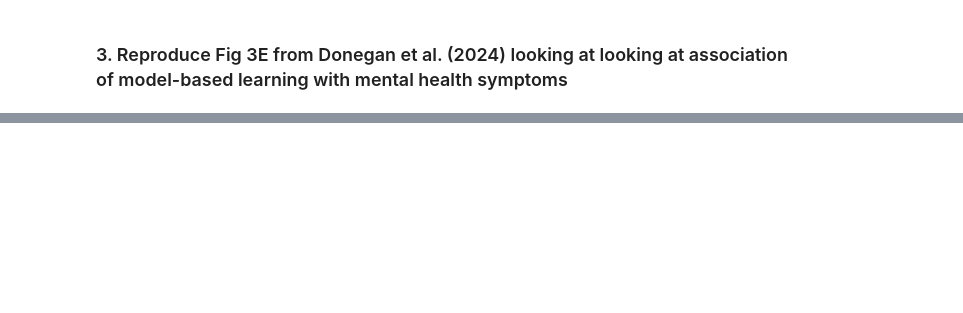
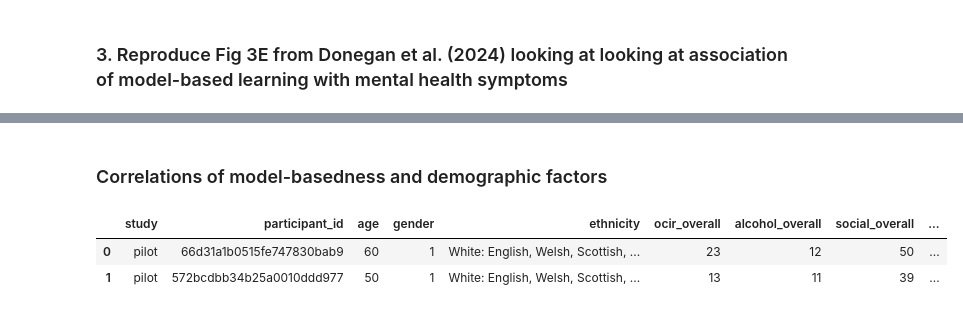
Before and after one commit to mariacpitteri/Overall_TST_Analysis, a Jupyter notebook: overall_analysis.ipynb, the cells around one changed output, grey strips where cells are left out. Saved outputs shown, nothing was run; the diff lists cells and outputs as text; code cells hidden in the pictures; blank space fills up the shorter version.

```diff
--- a/overall_analysis.ipynb
+++ b/overall_analysis.ipynb
@@ -110,0 +123,21 @@ KeyError: 'Predictor'
+# %% [markdown]
+### Correlations of model-basedness and demographic factors
+# %%
+# Merge demographic and model-based score for each participant
+
+dem_quest_df = dem_quest_dfs[f'merged_dem_quest_{study}']
+base_model_df = modelling_dfs[f'model_results_gillan_baseline_glmer_{study}']
+
+# Merge on 'participant_id' to add modelBased_estimate
+correlation_df = dem_quest_df.merge(
+    base_model_df[['participant_id', 'modelBased_estimate']],  # Only necessary columns
+    on='participant_id',
+    how='left'  # Keep all rows from df_dem_quest
+)
+
+# Check result
+correlation_df
+# %% [output]
+|  | study | participant_id | age | gender | ethnicity | ocir_overall | alcohol_overall | social_overall | ... |
+| 0 | pilot | 66d31a1b0515fe747830bab9 | 60 | 1 | White: English, Welsh, Scottish, ... | 23 | 12 | 50 | ... |
+| 1 | pilot | 572bcdbb34b25a0010ddd977 | 50 | 1 | White: English, Welsh, Scottish, ... | 13 | 11 | 39 | ... |
```
Also changed, not shown: parts of 15 cells of this notebook, 7 other files.
